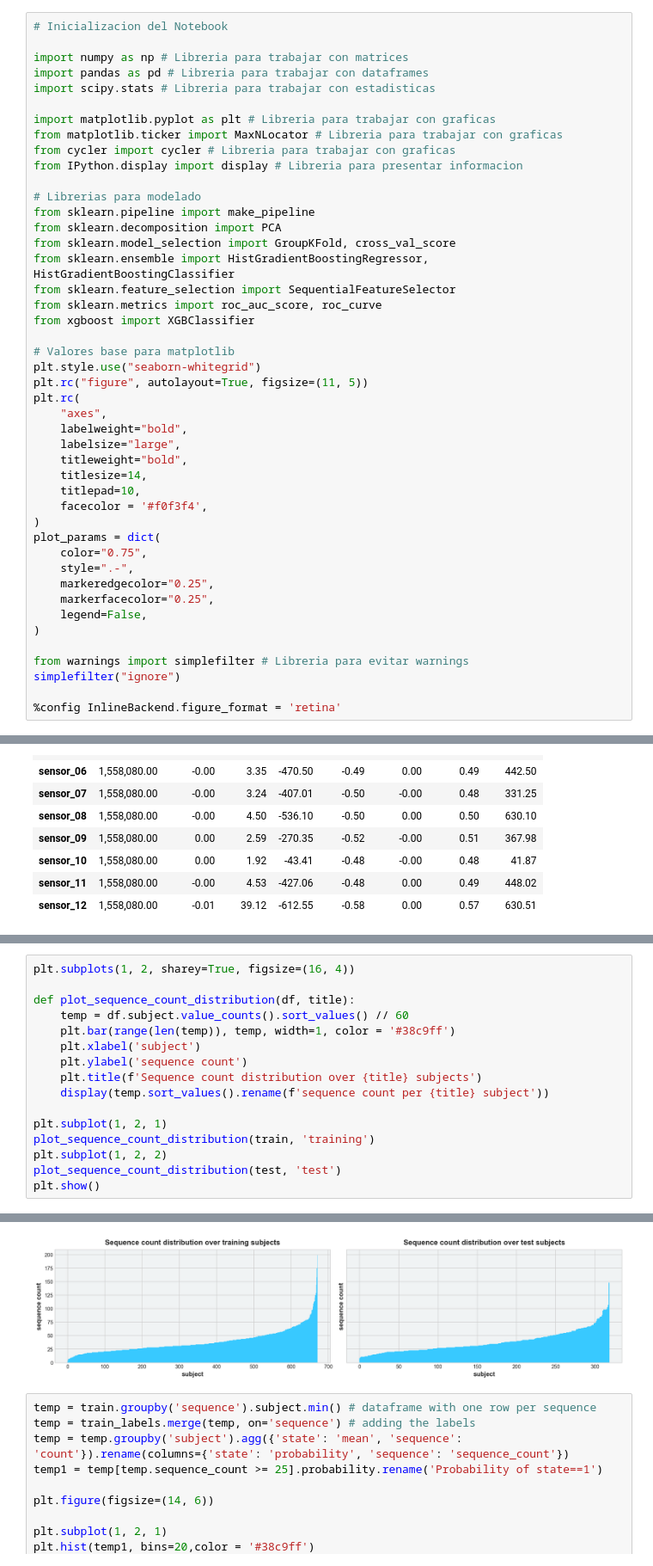
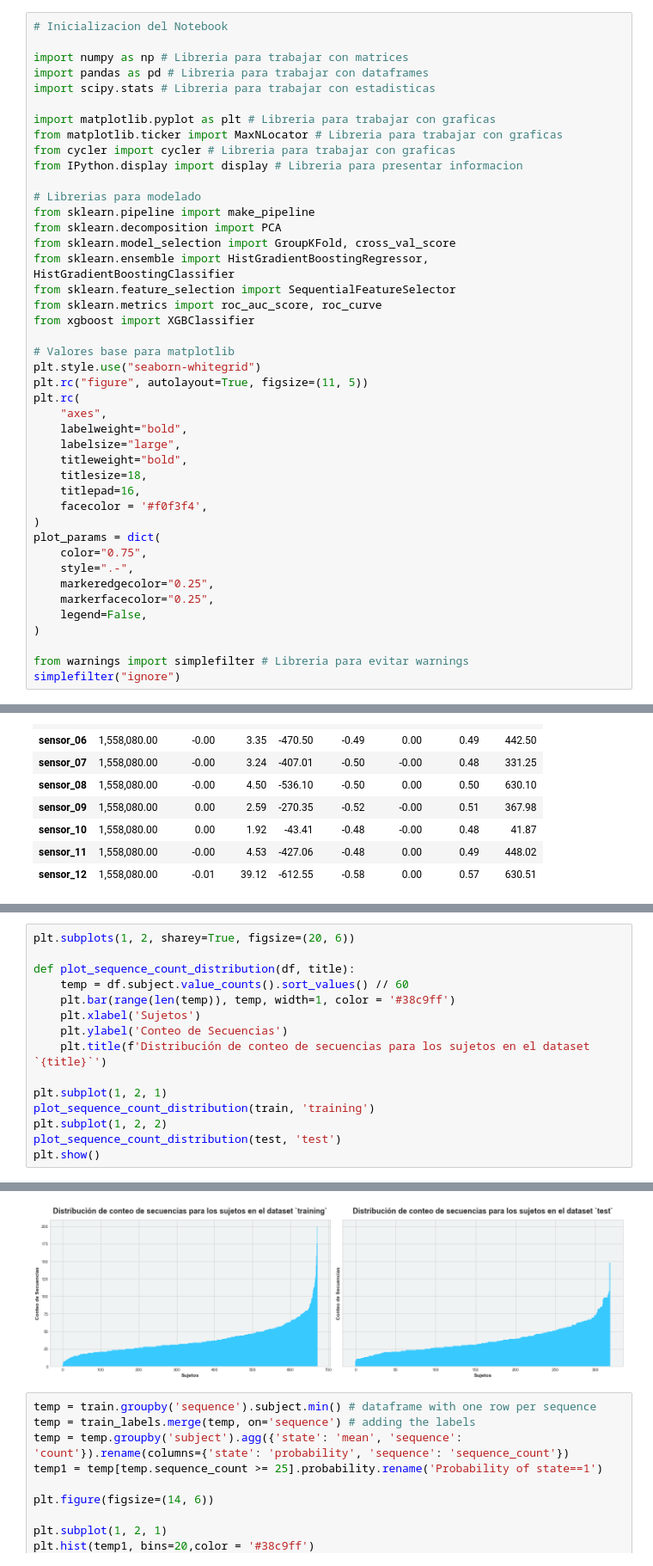
Before and after one commit to rdurango92/sensores, a Jupyter notebook: Sensores.ipynb, the cells around one changed output, grey strips where cells are left out. Shown at 86% size. Drawn from its saved outputs; the diff is of its cells as text.

```diff
--- a/Sensores.ipynb
+++ b/Sensores.ipynb
@@ -44,8 +47,8 @@ plt.rc(
     labelweight="bold",
     labelsize="large",
     titleweight="bold",
-    titlesize=14,
-    titlepad=10,
+    titlesize=18,
+    titlepad=16,
     facecolor = '#f0f3f4',
 )
 plot_params = dict(
@@ -58,8 +61,6 @@ plot_params = dict(
 
 from warnings import simplefilter # Libreria para evitar warnings
 simplefilter("ignore")
-
-%config InlineBackend.figure_format = 'retina'
 # %% [markdown]
 <a class="anchor" id="datos"></a>
 
@@ -163,13 +173,12 @@ Summary statistics for Train Labels Dataset
 # %%
-plt.subplots(1, 2, sharey=True, figsize=(16, 4))
+plt.subplots(1, 2, sharey=True, figsize=(20, 6))
 
 def plot_sequence_count_distribution(df, title):
     temp = df.subject.value_counts().sort_values() // 60
     plt.bar(range(len(temp)), temp, width=1, color = '#38c9ff')
-    plt.xlabel('subject')
-    plt.ylabel('sequence count')
-    plt.title(f'Sequence count distribution over {title} subjects')
-    display(temp.sort_values().rename(f'sequence count per {title} subject'))
+    plt.xlabel('Sujetos')
+    plt.ylabel('Conteo de Secuencias')
+    plt.title(f'Distribución de conteo de secuencias para los sujetos en el dataset `{title}`')
 
 plt.subplot(1, 2, 1)
 plot_sequence_count_distribution(train, 'training')
@@ -204,4 +189,4 @@ Name: sequence count per test subject, Length: 319, dtype: int64
-[figure, old version]
+[figure, new version]
 # %%
 temp = train.groupby('sequence').subject.min() # dataframe with one row per sequence
 temp = train_labels.merge(temp, on='sequence') # adding the labels
```
Also changed, not shown: parts of 4 cells of this notebook.
